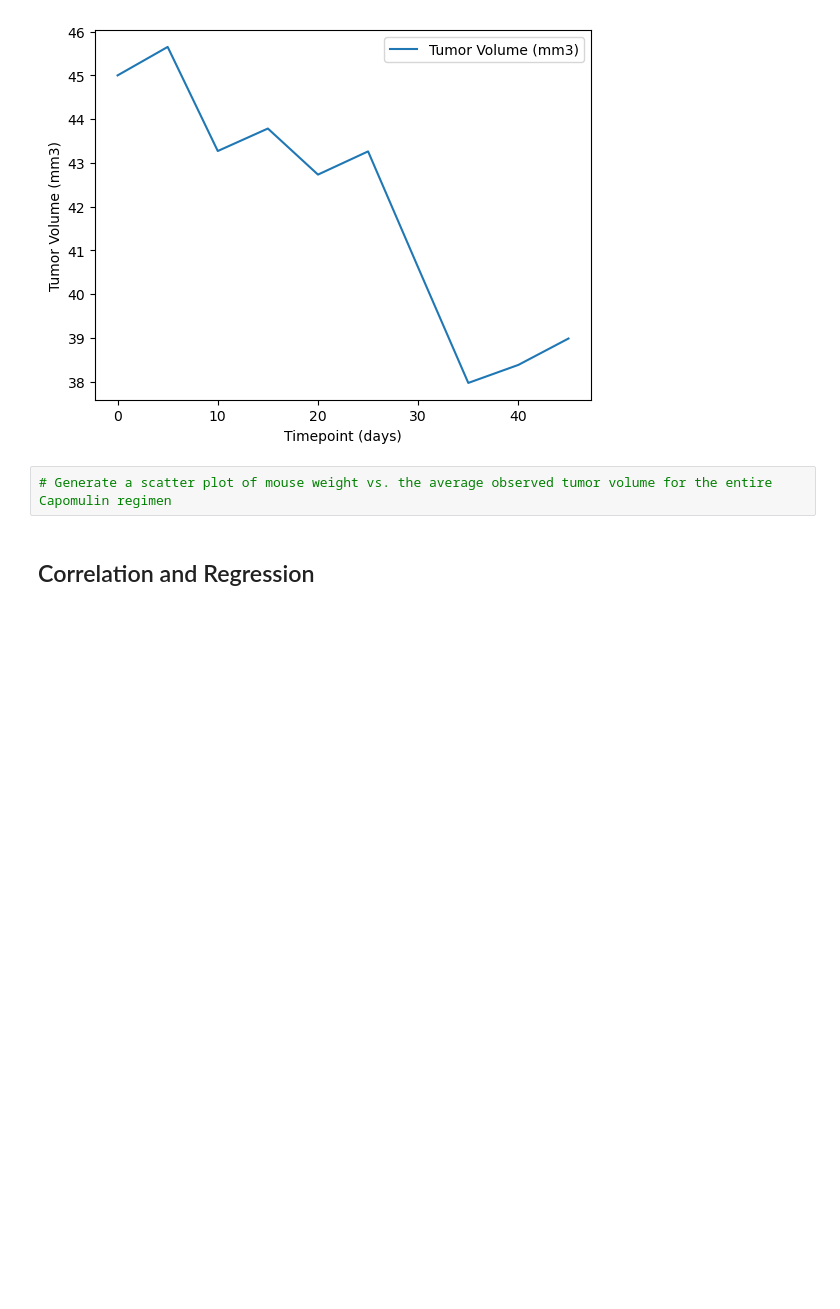
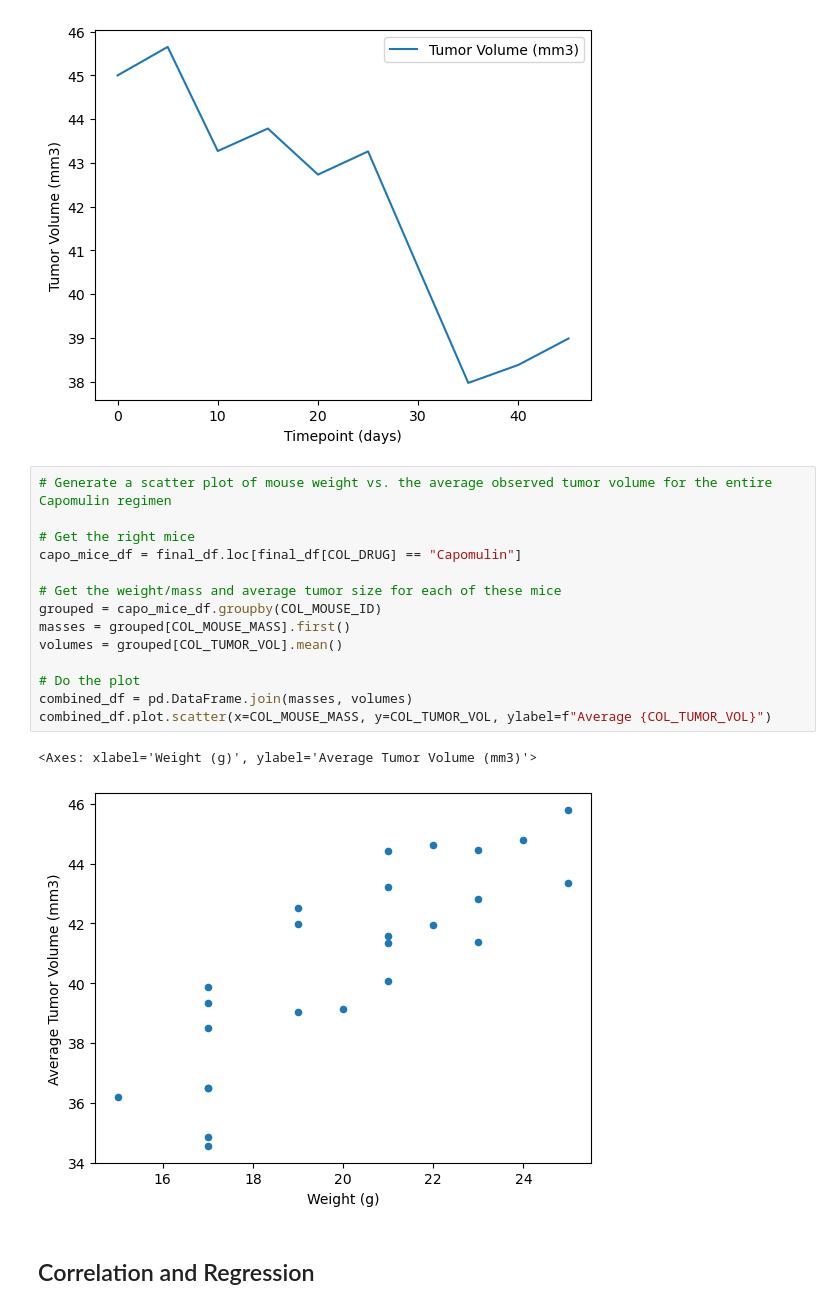
Before and after one commit to rmathena79/matplotlib-challenge, a Jupyter notebook: pymaceuticals_RPM.ipynb, the cells around one changed output. Drawn from its saved outputs; the diff is of its cells as text; blank space fills up the shorter version.

Commit message:
Code complete, looks right

```diff
--- a/pymaceuticals_RPM.ipynb
+++ b/pymaceuticals_RPM.ipynb
@@ -351,7 +351,22 @@ mouse_volumes.plot(ylabel=COL_TUMOR_VOL, xlabel="Timepoint (days)")
 # %% [output]
 <Axes: xlabel='Timepoint (days)', ylabel='Tumor Volume (mm3)'>
 [figure]
-# %%
-# Generate a scatter plot of mouse weight vs. the average observed tumor volume for the entire Capomulin regimen
+# %%
+# Generate a scatter plot of mouse weight vs. the average observed tumor volume for the entire Capomulin regimen
+
+# Get the right mice
+capo_mice_df = final_df.loc[final_df[COL_DRUG] == "Capomulin"]
+
+# Get the weight/mass and average tumor size for each of these mice
+grouped = capo_mice_df.groupby(COL_MOUSE_ID)
+masses = grouped[COL_MOUSE_MASS].first()
+volumes = grouped[COL_TUMOR_VOL].mean()
+
+# Do the plot
+combined_df = pd.DataFrame.join(masses, volumes)
+combined_df.plot.scatter(x=COL_MOUSE_MASS, y=COL_TUMOR_VOL, ylabel=f"Average {COL_TUMOR_VOL}")
+# %% [output]
+<Axes: xlabel='Weight (g)', ylabel='Average Tumor Volume (mm3)'>
+[figure, added]
 # %% [markdown]
 ## Correlation and Regression
```
Also changed, not shown: parts of 2 cells of this notebook.
